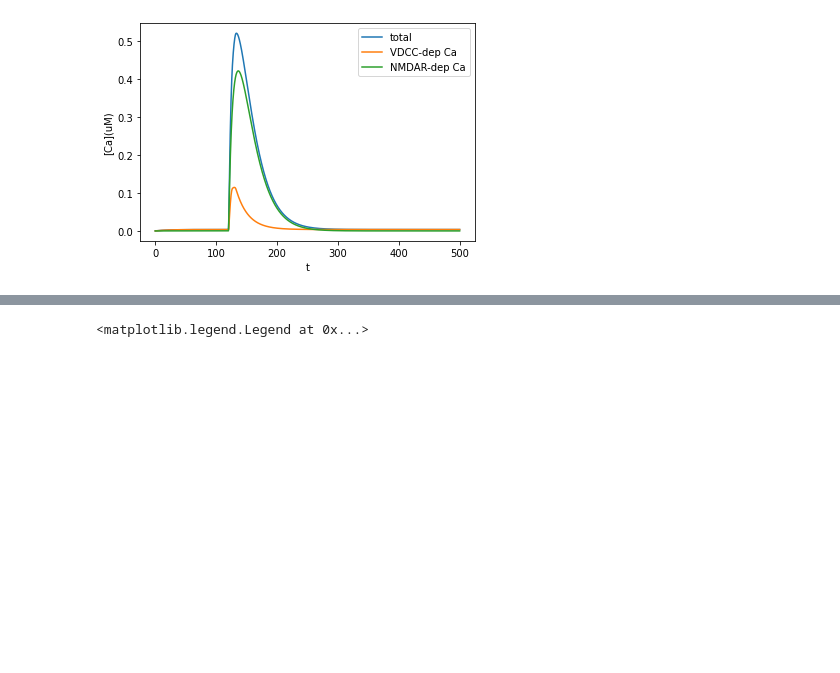
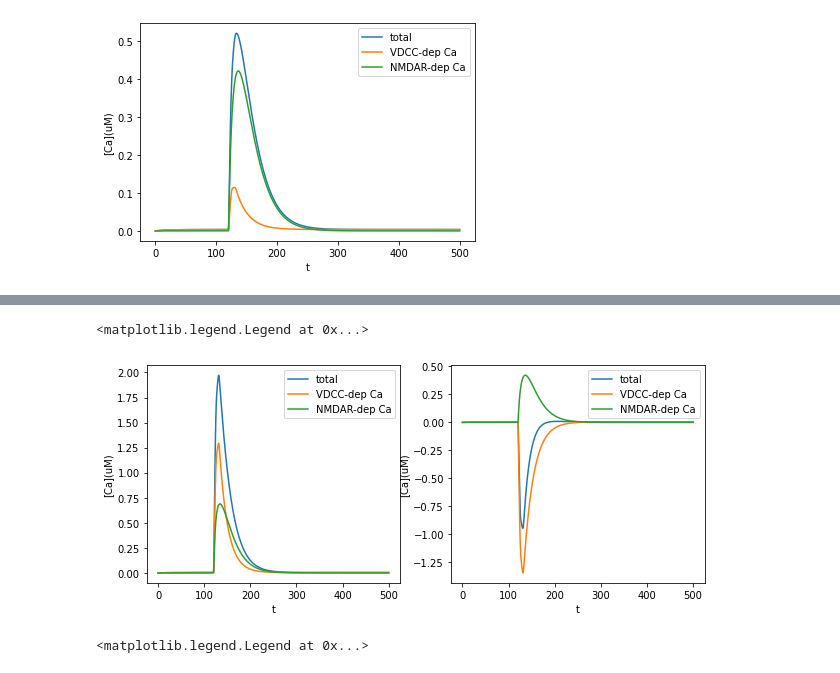
Before and after one commit to p-serna/SpineModel, a Jupyter notebook: Ca sources.ipynb, the cells around one changed output, grey strips where cells are left out. Drawn from its saved outputs; the diff is of its cells as text; code cells hidden in the pictures; blank space fills up the shorter version.

```diff
--- a/Ca sources.ipynb
+++ b/Ca sources.ipynb
@@ -675,3 +707,20 @@ plt.legend()
+# %%
+fig, ax = plt.subplots(1,2, figsize = (10,4))
+ax[0].plot(trec,Ctracs0.mean(-1)+Ctracs0.std(-1),label = "total")
+ax[0].plot(trec,Ctracs0.mean(-1)+Ctracs0.std(-1)-Ctracs.mean(-1)-Ctracs.std(-1), label = "VDCC-dep Ca")
+ax[0].plot(trec,Ctracs.mean(-1)+Ctracs.std(-1), label = "NMDAR-dep Ca")
+ax[0].set_ylabel("[Ca](uM)")
+ax[0].set_xlabel("t")
+ax[0].legend()
+ax[1].plot(trec,Ctracs0.mean(-1)-Ctracs0.std(-1),label = "total")
+ax[1].plot(trec,Ctracs0.mean(-1)-Ctracs0.std(-1)-Ctracs.mean(-1), label = "VDCC-dep Ca")
+ax[1].plot(trec,Ctracs.mean(-1), label = "NMDAR-dep Ca")
+ax[1].set_ylabel("[Ca](uM)")
+ax[1].set_xlabel("t")
+ax[1].legend()
+# %% [output]
+<matplotlib.legend.Legend at 0x...>
+[figure, added]
 # %%
 def plot_shades(data,t,ax=None,c='C0',band= None,label= None,linestyle='-'):
     if ax is None:
```
Also changed, not shown: parts of 2 cells of this notebook, 1 other file.
